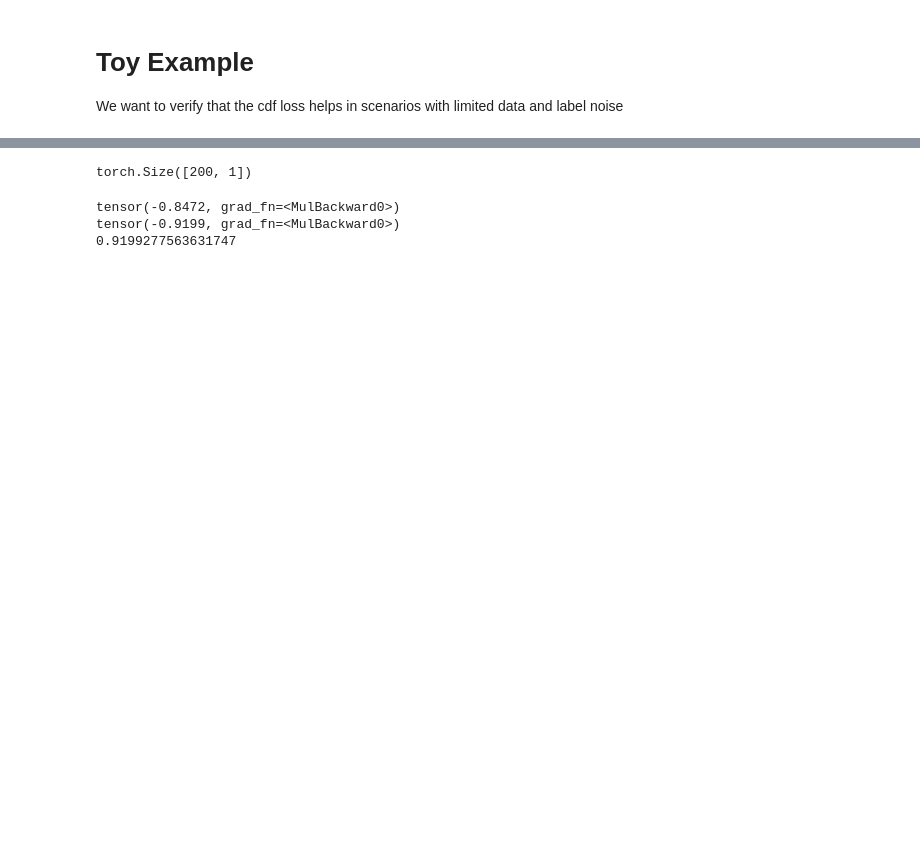
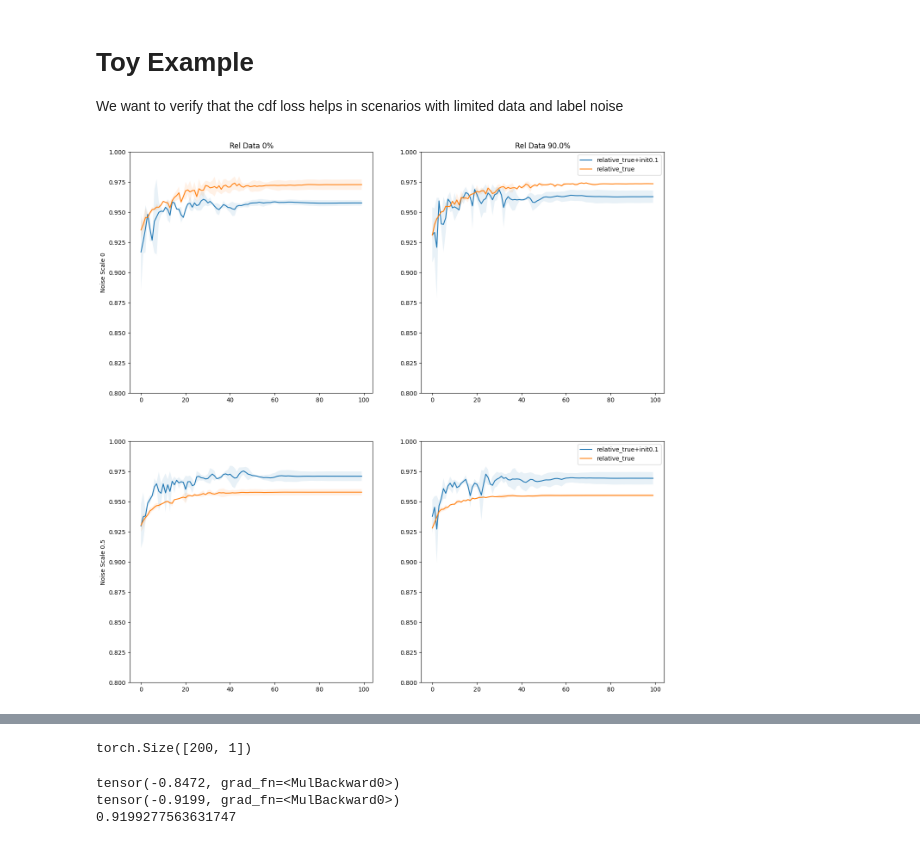
Before and after one commit to FabianTraxler/ag_binding_affinity, a Jupyter notebook: src/data_analysis/ToyExample_relative_loss.ipynb, the cells around one changed output, grey strips where cells are left out. Saved outputs shown, nothing was run; the diff lists cells and outputs as text; code cells hidden in the pictures; blank space fills up the shorter version.

```diff
--- a/src/data_analysis/ToyExample_relative_loss.ipynb
+++ b/src/data_analysis/ToyExample_relative_loss.ipynb
@@ -335,25 +366,27 @@ for rel_percentage in rel_percentages:
 # %%
 #model_names = ["mse","relative",  "relative_fixed", "relative+mse","relative_fixed+mse"]
 #model_names = ["difference","relative", "relative+mse", "relative_fixed","relative_fixed+mse"]
 fig, ax = plt.subplots(len(noise_scales),len(rel_percentages),figsize=(16,16))
 #ax = ax[:,None]
 for i, ns in enumerate(noise_scales):
     ax[i,0].set_ylabel(f"Noise Scale {ns}")
     for j, rel_percentage in enumerate(rel_percentages):
         ax[0,j].set_title(f"Rel Data {rel_percentage*100}%")
         #ax[i,0].set_title(f"Noise Scale {ns}")
         #ax[i].set_ylabel("Pearson Corr")
         #ax[i].set_xlabel("Epoch")
         for model_name in model_names:
 
             full_results = np.stack([total_losses[model_name+f"NS{ns}RP{rel_percentage}S{seed}"][f"{model_name}_pearson"] for seed in seeds])
             loss_mean = full_results.mean(axis=0)
             loss_ci = 1.96 * full_results.std(axis=0) / np.sqrt(full_results.shape[0])
             x = np.arange(full_results.shape[1])
             ax[i,j].plot(x,loss_mean, label=model_name)
             ax[i,j].fill_between(x, (loss_mean-loss_ci),  (loss_mean+loss_ci), alpha=.1)
-            ax[i, j].set_ylim(0, 1)
+            ax[i, j].set_ylim(0.8, 1)
     ax[i,-1].legend(bbox_to_anchor=(1, 1))
+# %% [output]
+[figure, added]
 # %%
 fig, ax = plt.subplots(len(model_names),len(noise_scales),figsize=(10,10))
 func_x = torch.linspace(val_loader.dataset.data[:,0].min(),val_loader.dataset.data[:,0].max(),200)
```
Also changed, not shown: parts of 6 cells of this notebook.
